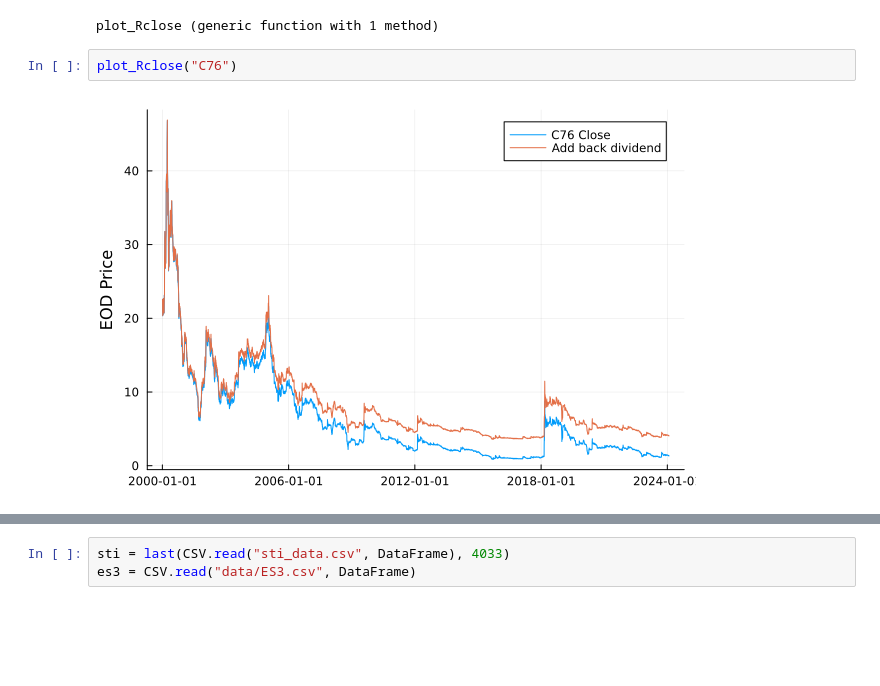
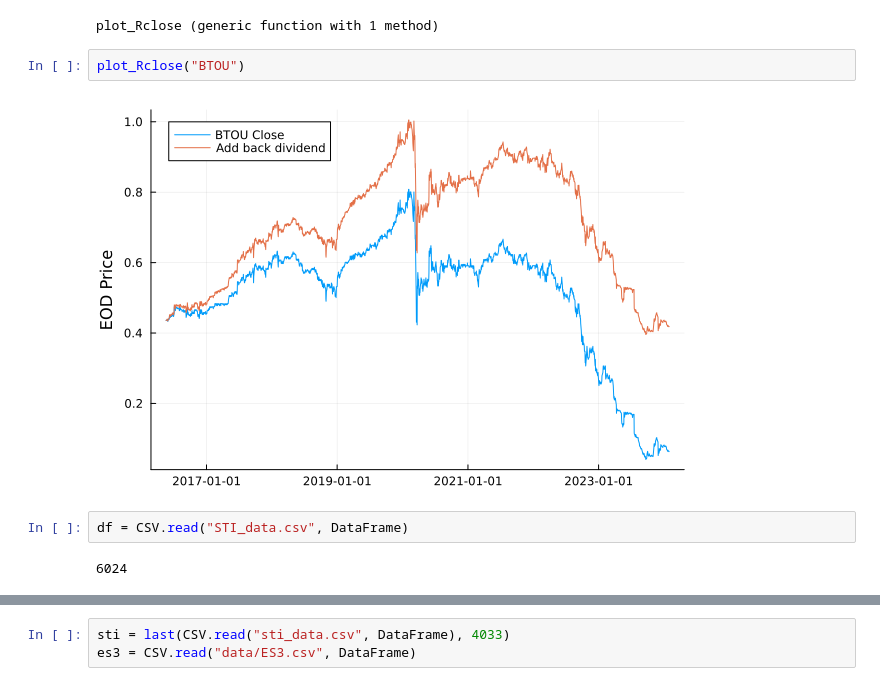
Before and after one commit to Wuvist/sgx3000, a Jupyter notebook: try.ipynb, the cells around one changed output, grey strips where cells are left out. Cells and saved outputs as stored; diff of their text form; blank space fills up the shorter version.

```diff
--- a/try.ipynb
+++ b/try.ipynb
@@ -13,6 +15,10 @@ end
 # %% [output]
 plot_Rclose (generic function with 1 method)
 # %%
-plot_Rclose("C76")
+plot_Rclose("BTOU")
 # %% [output]
-[figure, old version]
+[figure, new version]
+# %%
+df = CSV.read("STI_data.csv", DataFrame)
+# %% [output]
+6024
```
Also changed, not shown: parts of 6 cells of this notebook.
